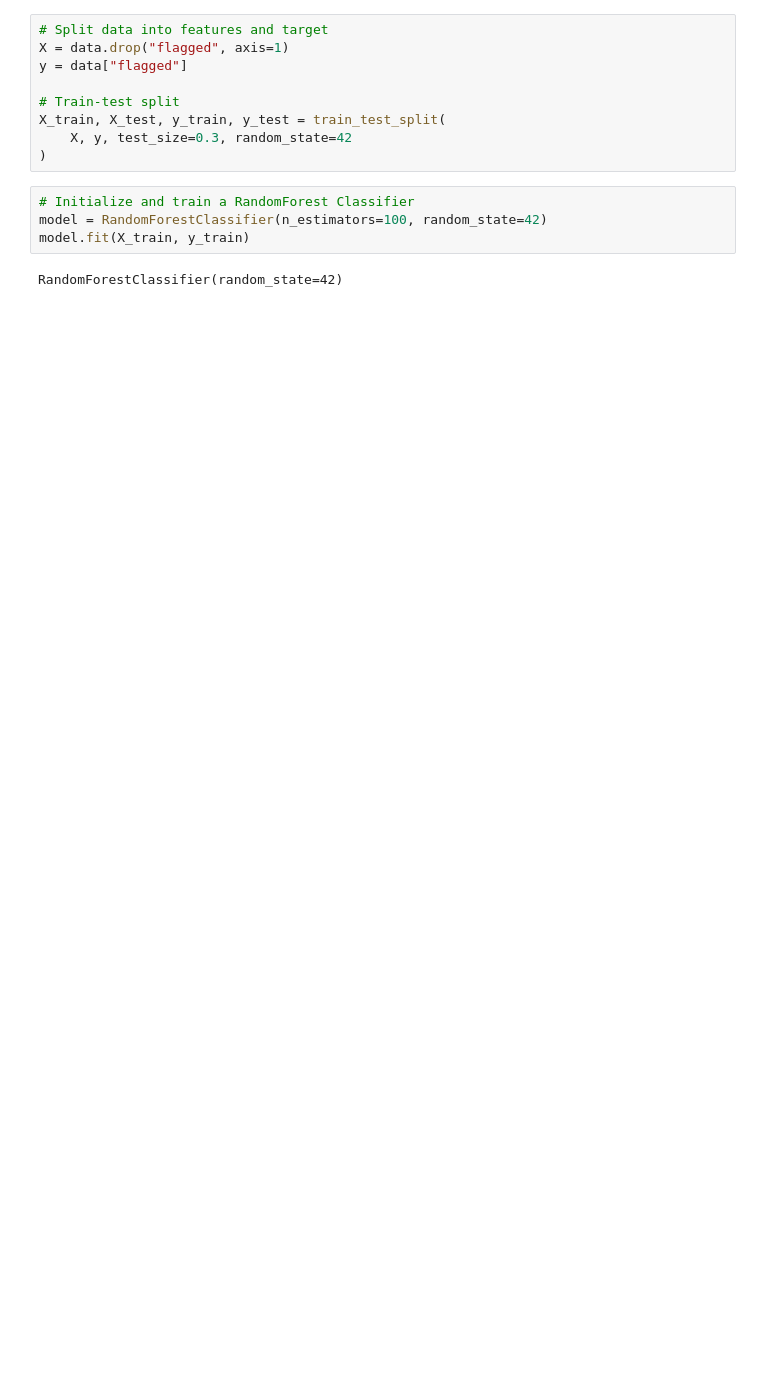
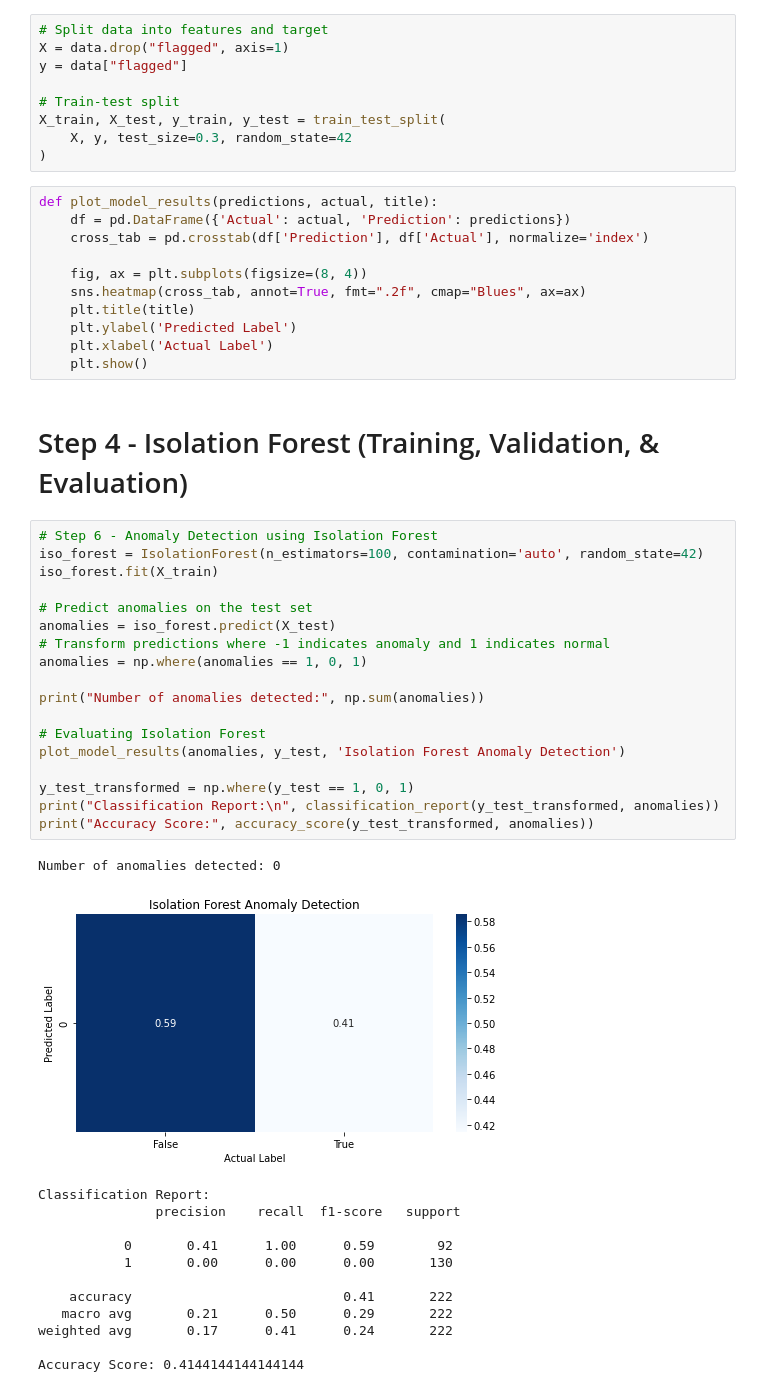
Before and after one commit to lryanle/SMARE, a Jupyter notebook: backend/src/models/m1v2.ipynb, the cells around one changed output. Cells and saved outputs as stored; diff of their text form; blank space fills up the shorter version.

```diff
--- a/backend/src/models/m1v2.ipynb
+++ b/backend/src/models/m1v2.ipynb
@@ -427,10 +436,49 @@ y = data["flagged"]
 X_train, X_test, y_train, y_test = train_test_split(
     X, y, test_size=0.3, random_state=42
 )
-# %%
-# Initialize and train a RandomForest Classifier
-model = RandomForestClassifier(n_estimators=100, random_state=42)
-model.fit(X_train, y_train)
-# %% [output]
-RandomForestClassifier(random_state=42)
+# %%
+def plot_model_results(predictions, actual, title):
+    df = pd.DataFrame({'Actual': actual, 'Prediction': predictions})
+    cross_tab = pd.crosstab(df['Prediction'], df['Actual'], normalize='index')
+
+    fig, ax = plt.subplots(figsize=(8, 4))
+    sns.heatmap(cross_tab, annot=True, fmt=".2f", cmap="Blues", ax=ax)
+    plt.title(title)
+    plt.ylabel('Predicted Label')
+    plt.xlabel('Actual Label')
+    plt.show()
+# %% [markdown]
+# Step 4 - Isolation Forest (Training, Validation, & Evaluation)
+# %%
+# Step 6 - Anomaly Detection using Isolation Forest
+iso_forest = IsolationForest(n_estimators=100, contamination='auto', random_state=42)
+iso_forest.fit(X_train)
+
+# Predict anomalies on the test set
+anomalies = iso_forest.predict(X_test)
+# Transform predictions where -1 indicates anomaly and 1 indicates normal
+anomalies = np.where(anomalies == 1, 0, 1)
+
+print("Number of anomalies detected:", np.sum(anomalies))
+
+# Evaluating Isolation Forest
+plot_model_results(anomalies, y_test, 'Isolation Forest Anomaly Detection')
+
+y_test_transformed = np.where(y_test == 1, 0, 1)
+print("Classification Report:\n", classification_report(y_test_transformed, anomalies))
+print("Accuracy Score:", accuracy_score(y_test_transformed, anomalies))
+# %% [output]
+Number of anomalies detected: 0
+[figure, added]
+Classification Report:
+               precision    recall  f1-score   support
+
+           0       0.41      1.00      0.59        92
+           1       0.00      0.00      0.00       130
+
+    accuracy                           0.41       222
+   macro avg       0.21      0.50      0.29       222
+weighted avg       0.17      0.41      0.24       222
+
+Accuracy Score: 0.4144144144144144
 # %% [markdown]
```
Also changed, not shown: parts of 16 cells of this notebook.
